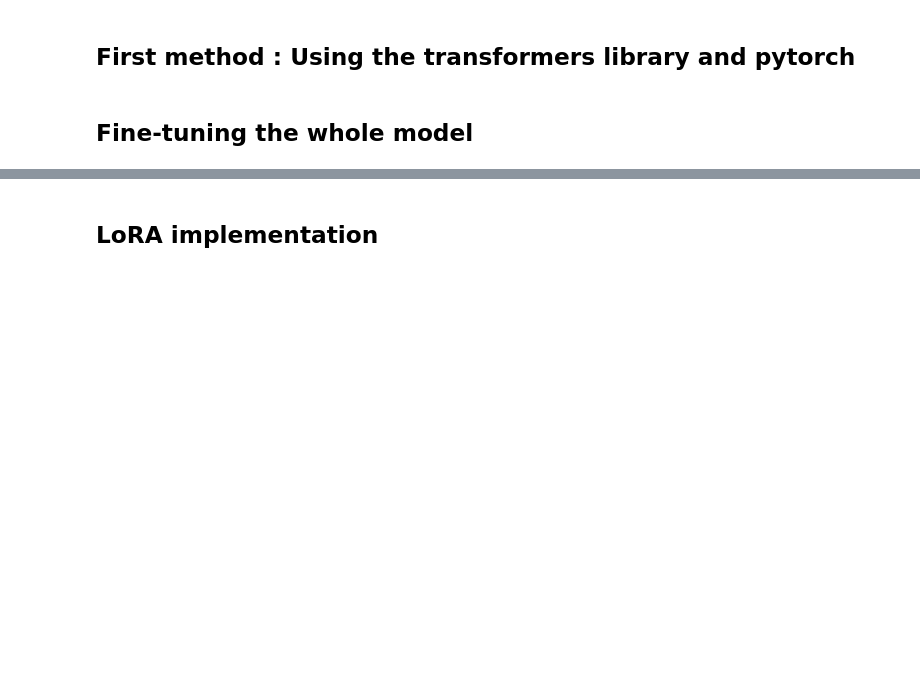
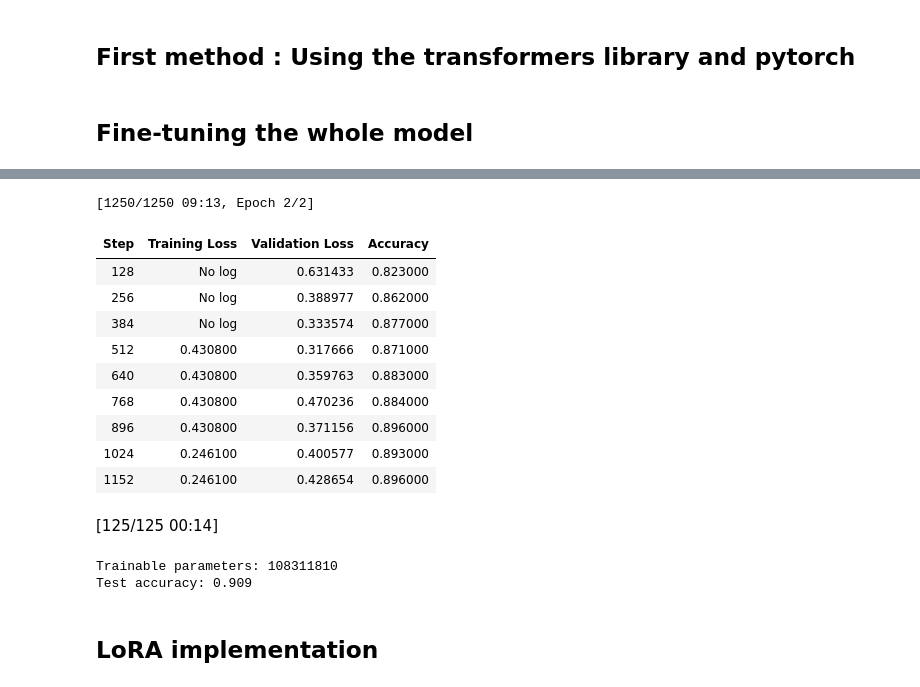
Before and after one commit to nourou-dine-cisse/M2IA-Shared-Projects, a Jupyter notebook: NLP/TP3/lora.ipynb, the cells around one changed output, grey strips where cells are left out. Saved outputs shown, nothing was run; the diff lists cells and outputs as text; code cells hidden in the pictures; blank space fills up the shorter version.

Commit message:
Complete the LoRA notebook (full fine-tuning, our LoRA module, PEFT and comparison)

```diff
--- a/NLP/TP3/lora.ipynb
+++ b/NLP/TP3/lora.ipynb
@@ -61,7 +69,48 @@ model = BertForSequenceClassification.from_pretrained('bert-base-cased', num_lab
 # %%
-# Have a look to
+import copy
+from transformers import TrainingArguments, Trainer
 
-raise NotImplementedError
+def count_trainable_parameters(model):
+    count = 0
+    for parameter in model.parameters():
+        if parameter.requires_grad:
+            count = count + parameter.numel()
+    return count
+
+# we fine-tune a copy, so that model stays the pretrained BERT used for LoRA below
+full_model = copy.deepcopy(model)
+
+# same training arguments as for LoRA below, to compare the approaches fairly
+training_args = TrainingArguments(output_dir="test_full_finetuning",
+                                  eval_strategy="steps",
+                                  eval_steps= 128,
+                                  num_train_epochs=2,)
+full_trainer = Trainer(
+    model=full_model,
+    args=training_args,
+    train_dataset= training_set,
+    eval_dataset=validation_set,
+    compute_metrics=compute_metrics,
+)
+full_train_output = full_trainer.train()
+full_test_results = full_trainer.evaluate(test_set)
+print("Trainable parameters:", count_trainable_parameters(full_model))
+print("Test accuracy:", full_test_results["eval_accuracy"])
+# %% [output]
+[1250/1250 09:13, Epoch 2/2]
+| Step | Training Loss | Validation Loss | Accuracy |
+| 128 | No log | 0.631433 | 0.823000 |
+| 256 | No log | 0.388977 | 0.862000 |
+| 384 | No log | 0.333574 | 0.877000 |
+| 512 | 0.430800 | 0.317666 | 0.871000 |
+| 640 | 0.430800 | 0.359763 | 0.883000 |
+| 768 | 0.430800 | 0.470236 | 0.884000 |
+| 896 | 0.430800 | 0.371156 | 0.896000 |
+| 1024 | 0.246100 | 0.400577 | 0.893000 |
+| 1152 | 0.246100 | 0.428654 | 0.896000 |
+[125/125 00:14]
+Trainable parameters: 108311810
+Test accuracy: 0.909
 # %% [markdown]
 ## LoRA implementation
 # %%
```
Also changed, not shown: parts of 18 cells of this notebook.
